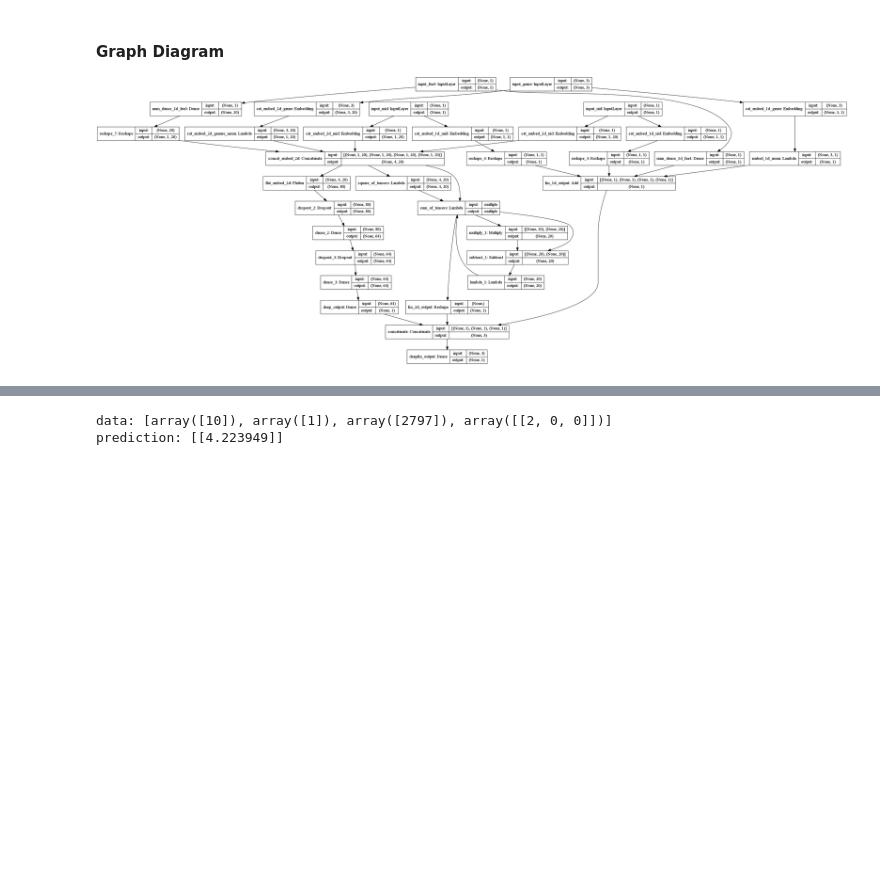
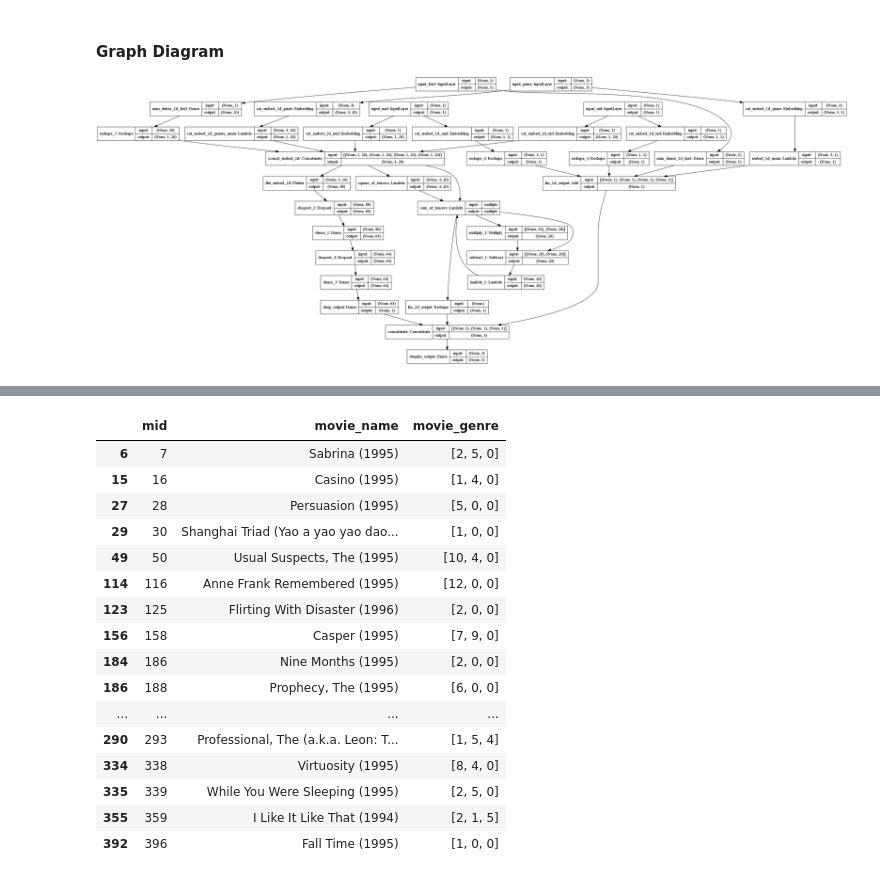
Before and after one commit to kadriansyah/notebook, a Jupyter notebook: recommender-3.ipynb, the cells around one changed output, grey strips where cells are left out. Drawn from its saved outputs; the diff is of its cells as text; code cells hidden in the pictures; blank space fills up the shorter version.

Commit message:
fix data

```diff
--- a/recommender-3.ipynb
+++ b/recommender-3.ipynb
@@ -287,15 +295,33 @@ contribution of different part of model
 # %%
 """
 Making recommendations using our trained model is simple.
 We only need to feed in a user and all books and then select the books which have the highest predicted ratings for that specific user.
+note: ratings[(ratings.uid == 5) & (ratings['mid'].isin(recommended_movie_ids))]
 """
-predict_data = [ratings.user_fea3.values[19:20],
-                ratings.uid.values[19:20],
-                ratings.mid.values[19:20],
-                np.concatenate(ratings.movie_genre.values).reshape(-1,3)[19:20]]
+predict_data = [ratings[ratings.uid == uid].user_fea3.values,
+                ratings[ratings.uid == uid].uid.values,
+                ratings[ratings.uid == uid].mid.values,
+                np.concatenate(ratings[ratings.uid == uid].movie_genre.values).reshape(-1,3)]
 predictions = deep_fm_model.predict(predict_data)
-print("data: {}".format(predict_data))
-print("prediction: {}".format(predictions))
+predictions = np.array([a[0] for a in predictions])
+recommended_movie_ids = (-predictions).argsort()[:20]
+predictions[recommended_movie_ids]
+movies[movies['mid'].isin(recommended_movie_ids)]
 # %% [output]
-data: [array([10]), array([1]), array([2797]), array([[2, 0, 0]])]
-prediction: [[4.223949]]
+|  | mid | movie_name | movie_genre |
+| 6 | 7 | Sabrina (1995) | [2, 5, 0] |
+| 15 | 16 | Casino (1995) | [1, 4, 0] |
+| 27 | 28 | Persuasion (1995) | [5, 0, 0] |
+| 29 | 30 | Shanghai Triad (Yao a yao yao dao... | [1, 0, 0] |
+| 49 | 50 | Usual Suspects, The (1995) | [10, 4, 0] |
+| 114 | 116 | Anne Frank Remembered (1995) | [12, 0, 0] |
+| 123 | 125 | Flirting With Disaster (1996) | [2, 0, 0] |
+| 156 | 158 | Casper (1995) | [7, 9, 0] |
+| 184 | 186 | Nine Months (1995) | [2, 0, 0] |
+| 186 | 188 | Prophecy, The (1995) | [6, 0, 0] |
+| ... | ... | ... | ... |
+| 290 | 293 | Professional, The (a.k.a. Leon: T... | [1, 5, 4] |
+| 334 | 338 | Virtuosity (1995) | [8, 4, 0] |
+| 335 | 339 | While You Were Sleeping (1995) | [2, 5, 0] |
+| 355 | 359 | I Like It Like That (1994) | [2, 1, 5] |
+| 392 | 396 | Fall Time (1995) | [1, 0, 0] |
```
Also changed, not shown: parts of 7 cells of this notebook, 1 other file.
